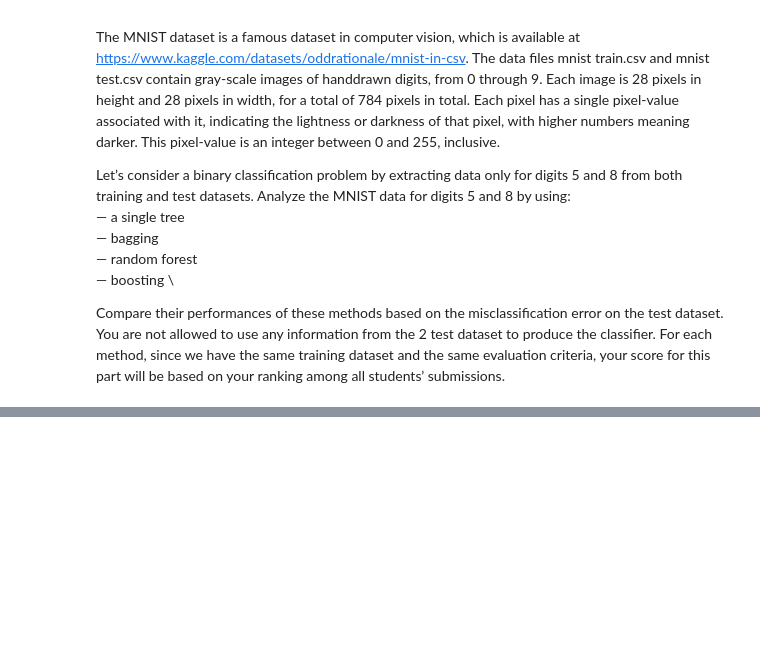
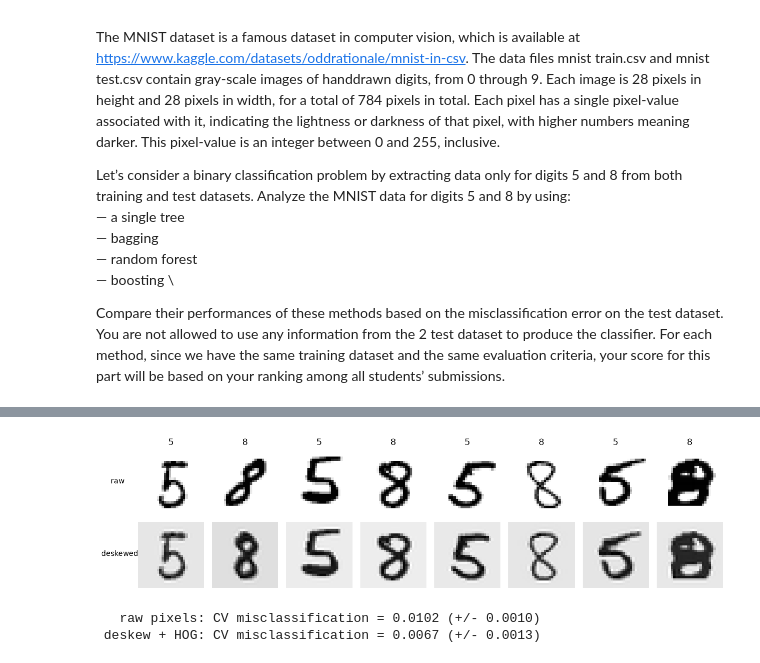
Before and after one commit to BrunoCavag/MS_PURDUE_DS, a Jupyter notebook: GRAD_57900_Statistical_Machine_Learning/Homework_2.ipynb, the cells around one changed output, grey strips where cells are left out. Saved outputs shown, nothing was run; the diff lists cells and outputs as text; code cells hidden in the pictures; blank space fills up the shorter version.

```diff
--- a/GRAD_57900_Statistical_Machine_Learning/Homework_2.ipynb
+++ b/GRAD_57900_Statistical_Machine_Learning/Homework_2.ipynb
@@ -26,0 +330,17 @@ Finally, you will implement the Gaussian Naive Bayes classifier and apply it to
+# %%
+from sklearn.linear_model import LogisticRegression
+from sklearn.preprocessing import StandardScaler
+from sklearn.pipeline import make_pipeline
+
+rows = []
+for tname, f in [('raw features', lambda Z: Z), ('log(x + 0.1)', lambda Z: np.log(Z + 0.1))]:
+    A, B = f(Xtr_s), f(Xte_s)
+    for shared in (True, False):
+        m = GaussianNaiveBayes(shared_var=shared).fit(A, ytr_s)
+        rows.append([tname, 'GNB, shared sigma_j (linear = LR form)' if shared else 'GNB, class-specific sigma_jk (quadratic)',
+                     err(m, A, ytr_s), err(m, B, yte_s)])
+    lr = make_pipeline(StandardScaler(), LogisticRegression(max_iter=5000)).fit(A, ytr_s)
+    rows.append([tname, 'Logistic regression (discriminative)', 1-lr.score(A, ytr_s), 1-lr.score(B, yte_s)])
+
+res_spam = pd.DataFrame(rows, columns=['features', 'model', 'train error', 'test error'])
+res_spam.style.format({'train error': '{:.4f}', 'test error': '{:.4f}'}).hide(axis='index')
@@ -26,0 +355,9 @@ Finally, you will implement the Gaussian Naive Bayes classifier and apply it to
+# %%
+# Confusion matrix + spam-specific error rates for the class-specific GNB (the standard GNB)
+from sklearn.metrics import confusion_matrix
+
+for tname, f in [('raw', lambda Z: Z), ('log(x+0.1)', lambda Z: np.log(Z + 0.1))]:
+    m = GaussianNaiveBayes().fit(f(Xtr_s), ytr_s); pred = m.predict(f(Xte_s))
+    cm = confusion_matrix(yte_s, pred)
+    print(f'{tname:>11}: confusion matrix (rows=true email/spam, cols=predicted)\n{cm}')
+    print(f'good email flagged as spam: {cm[0,1]/cm[0].sum():.3f}   spam missed: {cm[1,0]/cm[1].sum():.3f}\n')
@@ -38,0 +457,36 @@ Compare their performances of these methods based on the misclassification error
+# %%
+# Visual check of deskewing on a few training images
+import matplotlib.pyplot as plt
+
+fig, ax = plt.subplots(2, 8, figsize=(12, 3.2))
+
+for i, k in enumerate(np.random.default_rng(1).choice(len(Xtr_raw), 8, replace=False)):
+    ax[0, i].imshow(Xtr_raw[k].reshape(28, 28), cmap='gray_r'); ax[0, i].set_title(f'{5 + 3*ytr[k]}')
+    ax[1, i].imshow(Ftr[k, :784].reshape(28, 28), cmap='gray_r')
+
+for a in ax.ravel():
+    a.axis('off')
+ax[0, 0].text(-12, 14, 'raw', fontsize=10); ax[1, 0].text(-16, 14, 'deskewed', fontsize=10)
+plt.tight_layout(); plt.show()
+# %% [output]
+[figure, added]
+# %%
+# Step 2 validation: raw pixels vs engineered features, 5-fold CV on TRAINING data only
+from sklearn.model_selection import StratifiedKFold, cross_val_score, GridSearchCV
+from sklearn.ensemble import RandomForestClassifier
+
+SEED = 540
+
+cv = StratifiedKFold(5, shuffle=True, random_state=SEED)
+
+def feature_cv():
+    rf_probe = RandomForestClassifier(n_estimators=200, n_jobs=-1, random_state=SEED)
+    out = {}
+    for name, A in [('raw pixels', Xtr_raw), ('deskew + HOG', Ftr)]:
+        s = cross_val_score(rf_probe, A, ytr, cv=cv, scoring='accuracy'); out[name] = (1 - s.mean(), s.std())
+    return out
+for name, (e, sd) in cached('feature_cv', feature_cv).items():
+    print(f'{name:>13}: CV misclassification = {e:.4f} (+/- {sd:.4f})')
+# %% [output]
+   raw pixels: CV misclassification = 0.0102 (+/- 0.0010)
+ deskew + HOG: CV misclassification = 0.0067 (+/- 0.0013)
```
Also changed, not shown: parts of 30 cells of this notebook, 8 other files.
